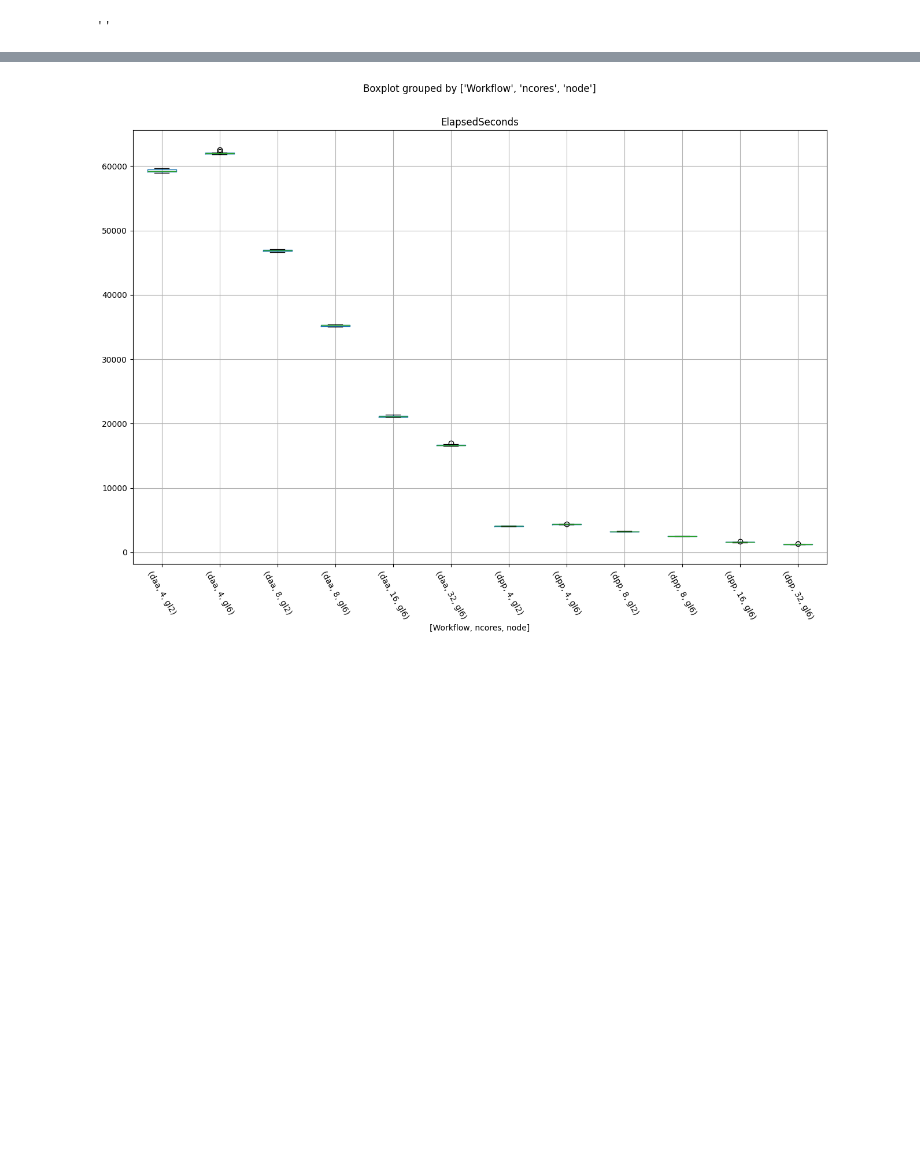
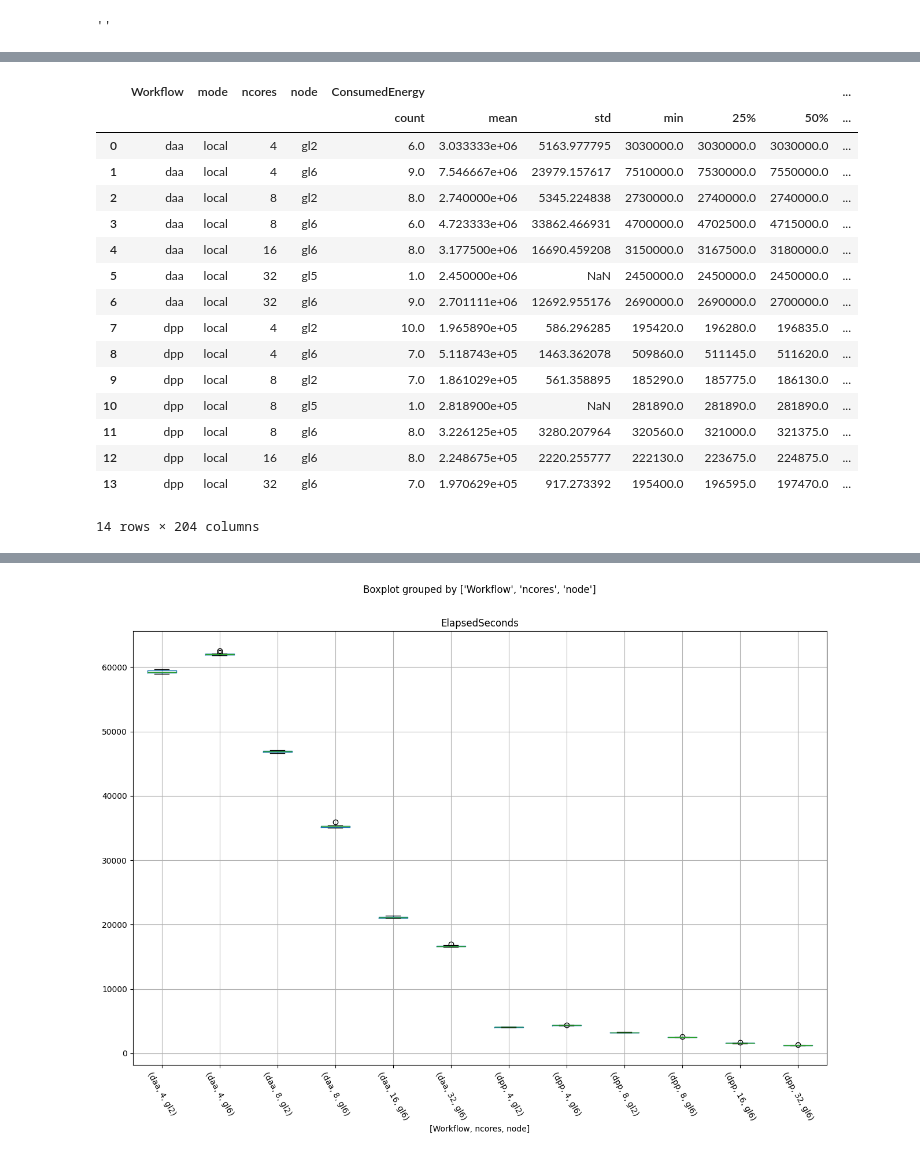
Before and after one commit to dmitrijs-voronovs/haddock-energy-consumption-optimization, a Jupyter notebook: data-analysis/parsing.ipynb, the cells around one changed output, grey strips where cells are left out. Cells and saved outputs as stored; diff of their text form; code cells hidden in the pictures; blank space fills up the shorter version.

Commit message:
Update parsing scripts, charts and csv's with new data

```diff
--- a/data-analysis/parsing.ipynb
+++ b/data-analysis/parsing.ipynb
@@ -201,3 +219,26 @@ gl6_trials_left
+# %%
+collected_data_stats = data_completed.groupby(['Workflow', 'mode', 'ncores', 'node']).describe().reset_index()
+collected_data_stats.to_csv(
+    'local_exp_overview_stats.csv', header=True)
+collected_data_stats
+# %% [output]
+|  | Workflow | mode | ncores | node | ConsumedEnergy |  |  |  |  |  | ... |
+|  |  |  |  |  | count | mean | std | min | 25% | 50% | ... |
+| 0 | daa | local | 4 | gl2 | 6.0 | 3.033333e+06 | 5163.977795 | 3030000.0 | 3030000.0 | 3030000.0 | ... |
+| 1 | daa | local | 4 | gl6 | 9.0 | 7.546667e+06 | 23979.157617 | 7510000.0 | 7530000.0 | 7550000.0 | ... |
+| 2 | daa | local | 8 | gl2 | 8.0 | 2.740000e+06 | 5345.224838 | 2730000.0 | 2740000.0 | 2740000.0 | ... |
+| 3 | daa | local | 8 | gl6 | 6.0 | 4.723333e+06 | 33862.466931 | 4700000.0 | 4702500.0 | 4715000.0 | ... |
+| 4 | daa | local | 16 | gl6 | 8.0 | 3.177500e+06 | 16690.459208 | 3150000.0 | 3167500.0 | 3180000.0 | ... |
+| 5 | daa | local | 32 | gl5 | 1.0 | 2.450000e+06 | NaN | 2450000.0 | 2450000.0 | 2450000.0 | ... |
+| 6 | daa | local | 32 | gl6 | 9.0 | 2.701111e+06 | 12692.955176 | 2690000.0 | 2690000.0 | 2700000.0 | ... |
+| 7 | dpp | local | 4 | gl2 | 10.0 | 1.965890e+05 | 586.296285 | 195420.0 | 196280.0 | 196835.0 | ... |
+| 8 | dpp | local | 4 | gl6 | 7.0 | 5.118743e+05 | 1463.362078 | 509860.0 | 511145.0 | 511620.0 | ... |
+| 9 | dpp | local | 8 | gl2 | 7.0 | 1.861029e+05 | 561.358895 | 185290.0 | 185775.0 | 186130.0 | ... |
+| 10 | dpp | local | 8 | gl5 | 1.0 | 2.818900e+05 | NaN | 281890.0 | 281890.0 | 281890.0 | ... |
+| 11 | dpp | local | 8 | gl6 | 8.0 | 3.226125e+05 | 3280.207964 | 320560.0 | 321000.0 | 321375.0 | ... |
+| 12 | dpp | local | 16 | gl6 | 8.0 | 2.248675e+05 | 2220.255777 | 222130.0 | 223675.0 | 224875.0 | ... |
+| 13 | dpp | local | 32 | gl6 | 7.0 | 1.970629e+05 | 917.273392 | 195400.0 | 196595.0 | 197470.0 | ... |
+14 rows × 204 columns
 # %%
 # All collected data
 collected_data = data_completed.groupby(['Workflow', 'mode', 'ncores', 'node']).size().reset_index(
```
Also changed, not shown: parts of 8 cells of this notebook, 9 other files.
